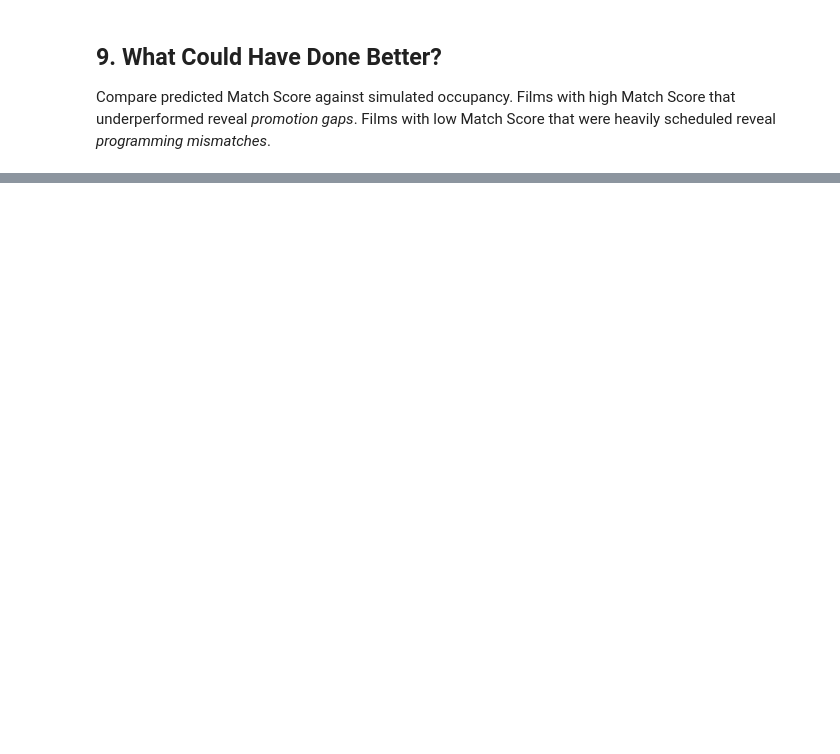
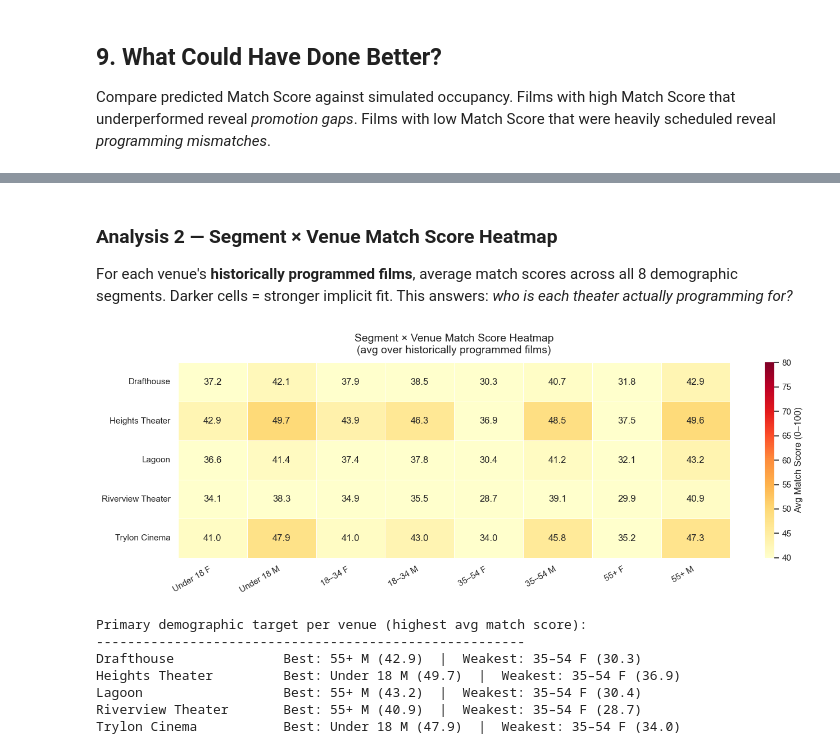
Before and after one commit to sbendev/big_data_team_12, a Jupyter notebook: TheatreIQ_FirstPass.ipynb, the cells around one changed output, grey strips where cells are left out. Cells and saved outputs as stored; diff of their text form; code cells hidden in the pictures; blank space fills up the shorter version.

```diff
--- a/TheatreIQ_FirstPass.ipynb
+++ b/TheatreIQ_FirstPass.ipynb
@@ -934,0 +1015,68 @@ Segments with large headroom = underserved by current programming.
+# %% [markdown]
+### Analysis 2 — Segment × Venue Match Score Heatmap
+
+For each venue's **historically programmed films**, average match scores across all 8 demographic segments.
+Darker cells = stronger implicit fit. This answers: *who is each theater actually programming for?*
+# %%
+# ── Analysis 2: Segment × Venue Match Score Heatmap ───────────────────────────
+# Map each showing to its catalog item_id
+ft_with_ids = ft.merge(
+    catalog_enriched[['film_title', 'film_year', 'item_id']]
+        .rename(columns={'film_title': 'Film Title', 'film_year': 'Film Year'}),
+    on=['Film Title', 'Film Year'],
+    how='left',
+)
+
+# Avg match score per segment, computed only over films each venue actually programmed
+seg_labels = {
+    'under18_F': 'Under 18 F', 'under18_M': 'Under 18 M',
+    'age18_34_F': '18–34 F',   'age18_34_M': '18–34 M',
+    'age35_54_F': '35–54 F',   'age35_54_M': '35–54 M',
+    '55plus_F':   '55+ F',     '55plus_M':   '55+ M',
+}
+
+rows = []
+for venue in SCREENS_PER_VENUE:
+    booked_ids = ft_with_ids[ft_with_ids['Venue'] == venue]['item_id'].dropna().astype(int).unique()
+    venue_scores = score_grid[score_grid['item_id'].isin(booked_ids)]
+    seg_means = venue_scores.groupby('segment')['match_score_0_100'].mean()
+    for seg, score in seg_means.items():
+        rows.append({'Venue': venue, 'Segment': seg_labels.get(seg, seg), 'avg_score': round(score, 1)})
+
+seg_venue_pivot = (
+    pd.DataFrame(rows)
+    .pivot(index='Venue', columns='Segment', values='avg_score')
+    .reindex(columns=list(seg_labels.values()))
+)
+
+fig, ax = plt.subplots(figsize=(14, 5))
+sns.heatmap(
+    seg_venue_pivot, annot=True, fmt='.1f', cmap='YlOrRd',
+    linewidths=0.5, ax=ax, vmin=40, vmax=80,
+    cbar_kws={'label': 'Avg Match Score (0–100)'},
+)
+ax.set_title('Segment × Venue Match Score Heatmap\n(avg over historically programmed films)', fontsize=14, pad=12)
+ax.set_xlabel('')
+ax.set_ylabel('')
+plt.xticks(rotation=30, ha='right')
+plt.tight_layout()
+plt.show()
+
+# ── Which segment does each venue serve best? ──────────────────────────────────
+print('\nPrimary demographic target per venue (highest avg match score):')
+print('-' * 55)
+for venue in seg_venue_pivot.index:
+    top_seg = seg_venue_pivot.loc[venue].idxmax()
+    top_score = seg_venue_pivot.loc[venue].max()
+    low_seg = seg_venue_pivot.loc[venue].idxmin()
+    low_score = seg_venue_pivot.loc[venue].min()
+    print(f'{venue:<22}  Best: {top_seg} ({top_score:.1f})  |  Weakest: {low_seg} ({low_score:.1f})')
+# %% [output]
+[figure, added]
+Primary demographic target per venue (highest avg match score):
+-------------------------------------------------------
+Drafthouse              Best: 55+ M (42.9)  |  Weakest: 35–54 F (30.3)
+Heights Theater         Best: Under 18 M (49.7)  |  Weakest: 35–54 F (36.9)
+Lagoon                  Best: 55+ M (43.2)  |  Weakest: 35–54 F (30.4)
+Riverview Theater       Best: 55+ M (40.9)  |  Weakest: 35–54 F (28.7)
+Trylon Cinema           Best: Under 18 M (47.9)  |  Weakest: 35–54 F (34.0)
```
Also changed, not shown: parts of 25 cells of this notebook, 1 other file.
